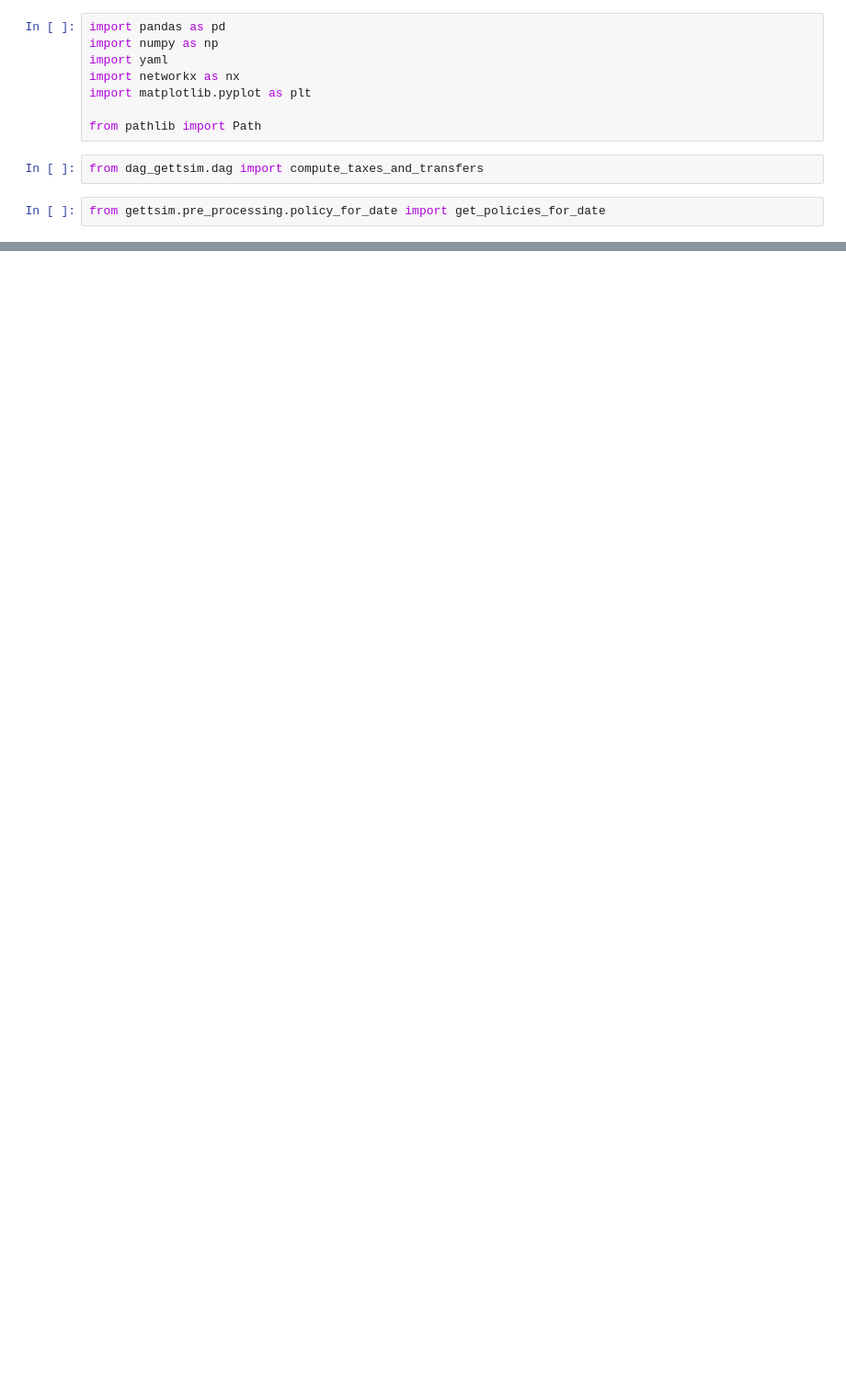
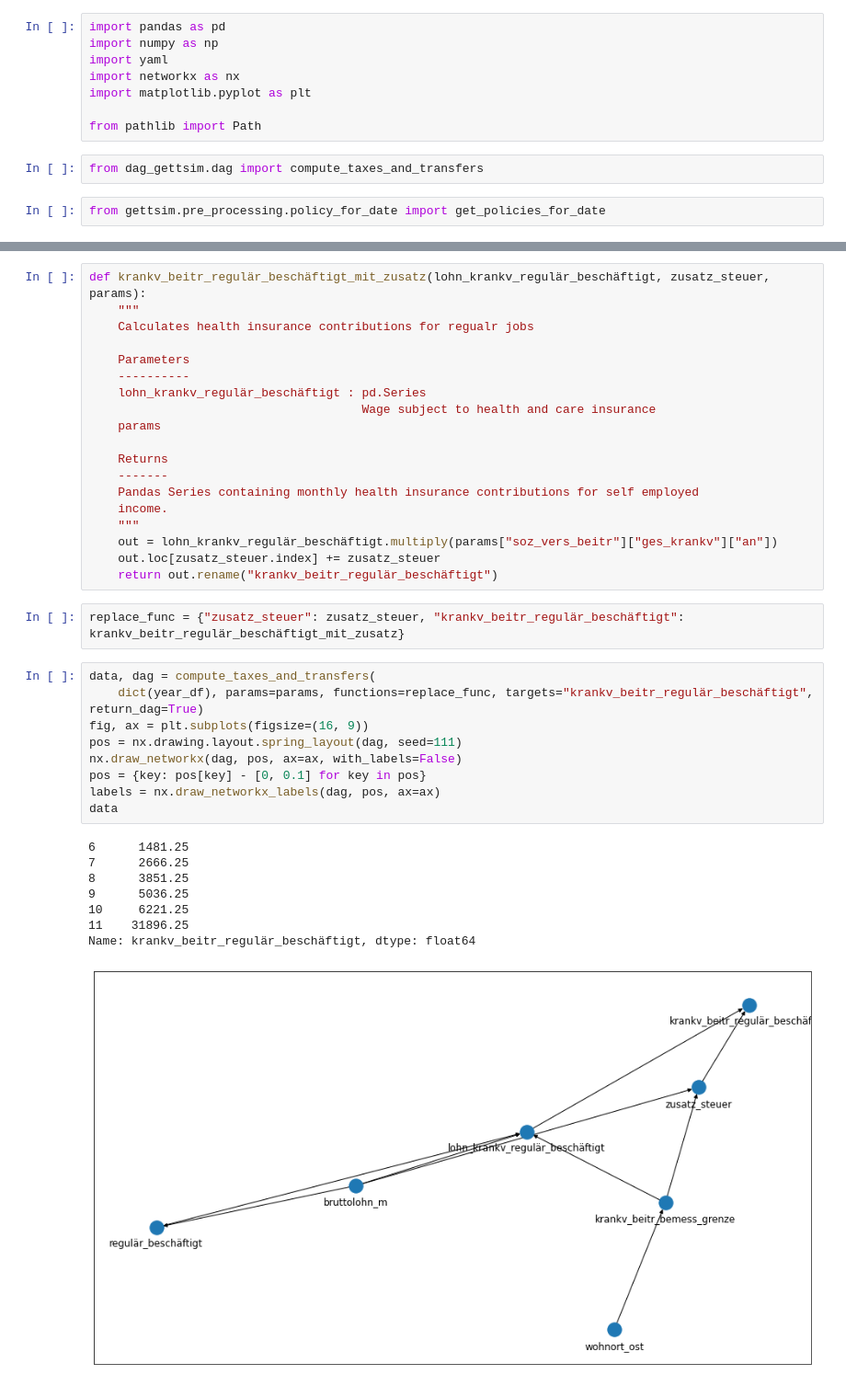
Before and after one commit to MaxBlesch/dag_sandbox_gettsim, a Jupyter notebook: explore-dag.ipynb, the cells around one changed output, grey strips where cells are left out. Shown at 92% size. Drawn from its saved outputs; the diff is of its cells as text; blank space fills up the shorter version.

```diff
--- a/explore-dag.ipynb
+++ b/explore-dag.ipynb
@@ -52,0 +96,39 @@ list(dag.predecessors("sozialv_beit_m"))
+# %%
+def krankv_beitr_regulär_beschäftigt_mit_zusatz(lohn_krankv_regulär_beschäftigt, zusatz_steuer, params):
+    """
+    Calculates health insurance contributions for regualr jobs
+
+    Parameters
+    ----------
+    lohn_krankv_regulär_beschäftigt : pd.Series
+                                      Wage subject to health and care insurance
+    params
+
+    Returns
+    -------
+    Pandas Series containing monthly health insurance contributions for self employed
+    income.
+    """
+    out = lohn_krankv_regulär_beschäftigt.multiply(params["soz_vers_beitr"]["ges_krankv"]["an"])
+    out.loc[zusatz_steuer.index] += zusatz_steuer
+    return out.rename("krankv_beitr_regulär_beschäftigt")
+# %%
+replace_func = {"zusatz_steuer": zusatz_steuer, "krankv_beitr_regulär_beschäftigt": krankv_beitr_regulär_beschäftigt_mit_zusatz}
+# %%
+data, dag = compute_taxes_and_transfers(
+    dict(year_df), params=params, functions=replace_func, targets="krankv_beitr_regulär_beschäftigt", return_dag=True)
+fig, ax = plt.subplots(figsize=(16, 9))
+pos = nx.drawing.layout.spring_layout(dag, seed=111)
+nx.draw_networkx(dag, pos, ax=ax, with_labels=False)
+pos = {key: pos[key] - [0, 0.1] for key in pos}
+labels = nx.draw_networkx_labels(dag, pos, ax=ax)
+data
+# %% [output]
+6      1481.25
+7      2666.25
+8      3851.25
+9      5036.25
+10     6221.25
+11    31896.25
+Name: krankv_beitr_regulär_beschäftigt, dtype: float64
+[figure, added]
```
Also changed, not shown: parts of 16 cells of this notebook, 12 other files.
